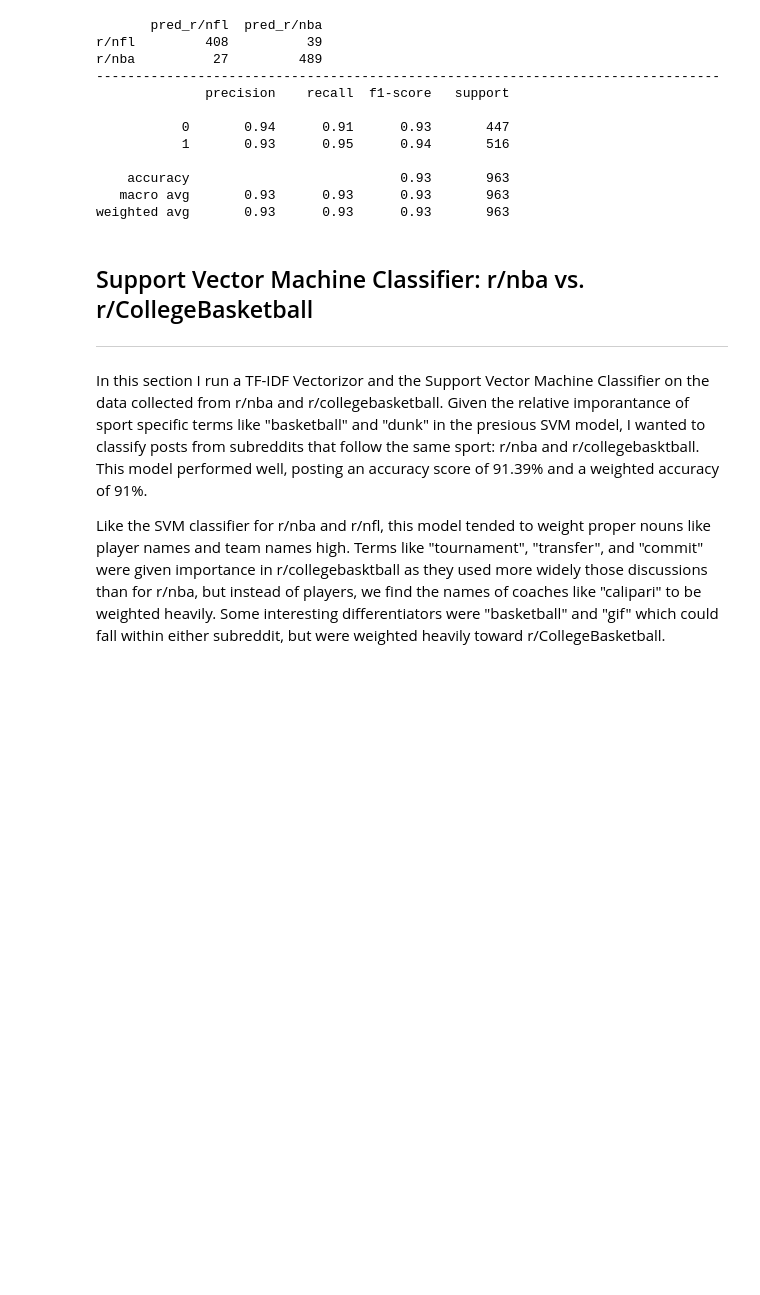
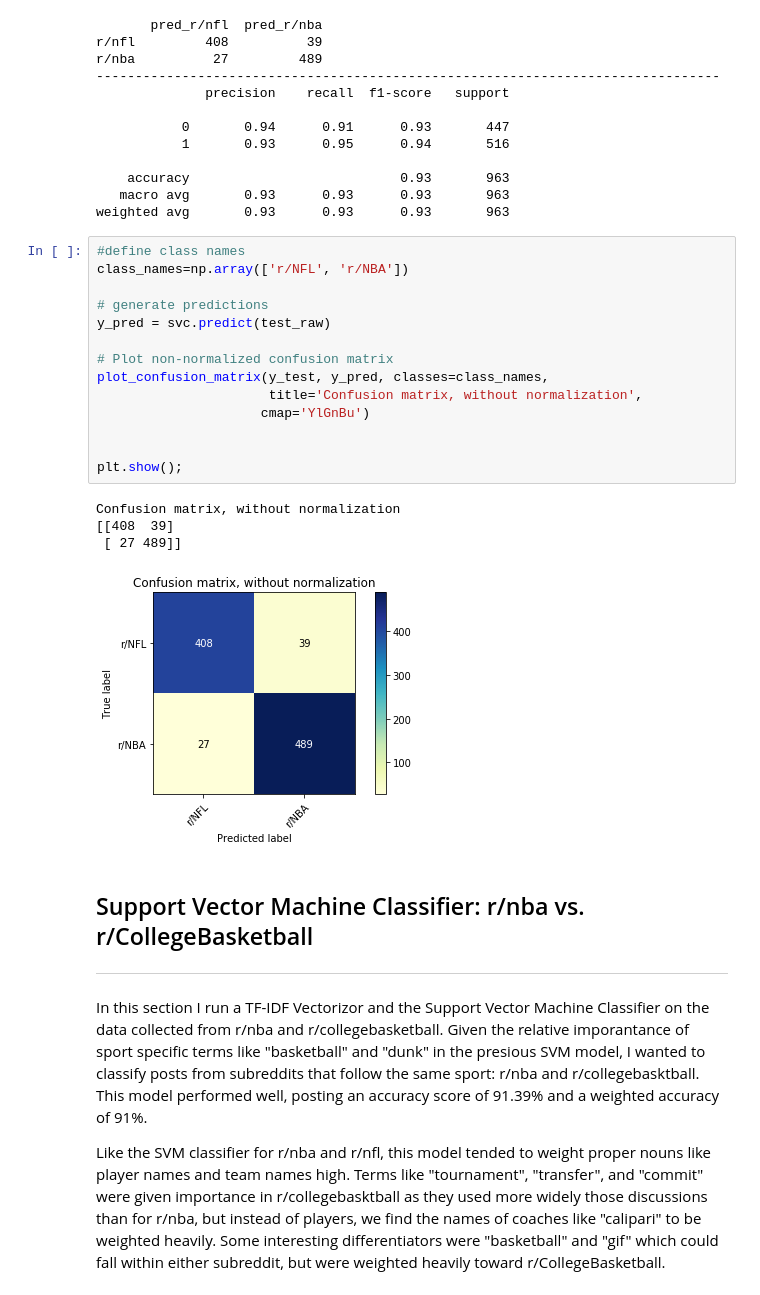
Before and after one commit to templecm4y/project-reddit-nlp, a Jupyter notebook: P3-Reddit-NLP-analysis.ipynb, the cells around one changed output. Saved outputs shown, nothing was run; the diff lists cells and outputs as text; blank space fills up the shorter version.

```diff
--- a/P3-Reddit-NLP-analysis.ipynb
+++ b/P3-Reddit-NLP-analysis.ipynb
@@ -617,6 +706,25 @@ r/nba          27         489
     accuracy                           0.93       963
    macro avg       0.93      0.93      0.93       963
 weighted avg       0.93      0.93      0.93       963
+# %%
+#define class names
+class_names=np.array(['r/NFL', 'r/NBA'])
+
+# generate predictions
+y_pred = svc.predict(test_raw)
+
+# Plot non-normalized confusion matrix
+plot_confusion_matrix(y_test, y_pred, classes=class_names,
+                      title='Confusion matrix, without normalization',
+                     cmap='YlGnBu')
+
+
+plt.show();
+# %% [output]
+Confusion matrix, without normalization
+[[408  39]
+ [ 27 489]]
+[figure, added]
 # %% [markdown]
 ## Support Vector Machine Classifier: r/nba vs. r/CollegeBasketball
 ---
```
Also changed, not shown: parts of 23 cells of this notebook, 2 other files.
